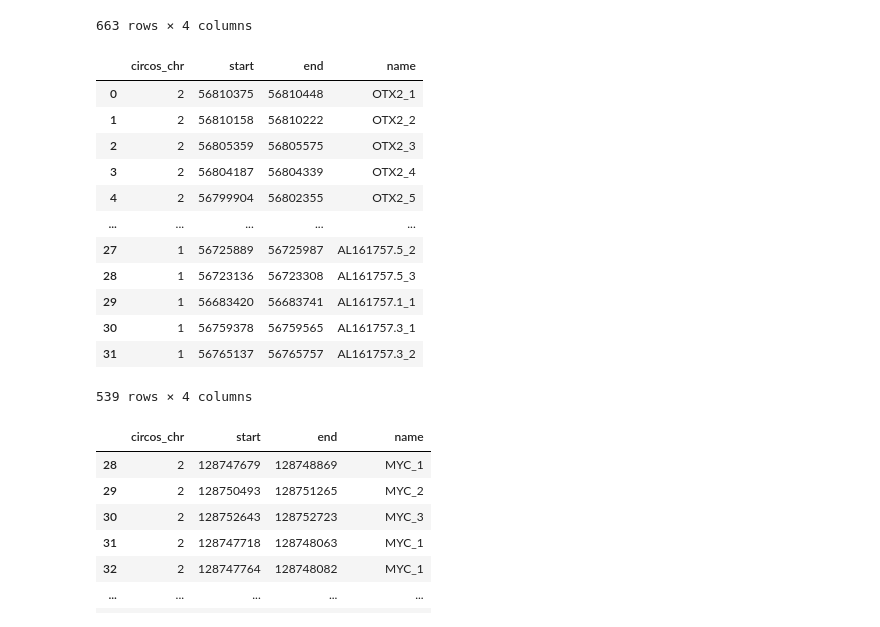
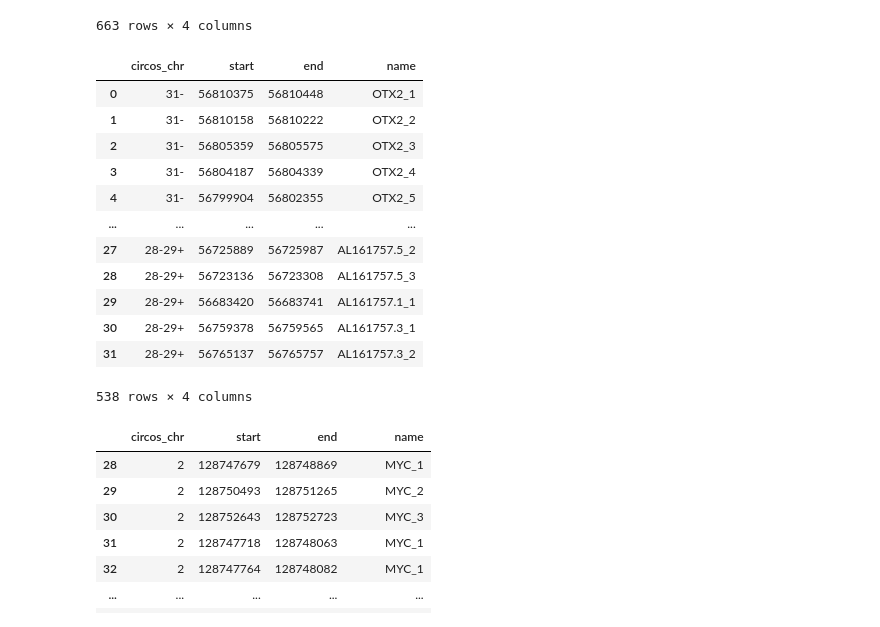
Before and after one commit to auberginekenobi/medullo-ecdna, a Jupyter notebook: circos/Gene_annotation_parsers.ipynb, the cells around one changed output. Cells and saved outputs as stored; diff of their text form; code cells hidden in the pictures.

```diff
--- a/circos/Gene_annotation_parsers.ipynb
+++ b/circos/Gene_annotation_parsers.ipynb
@@ -81,6 +81,8 @@ def generate_annotations(karyotype_file,annot='hg38',mode='genes',genes=None):
     # convert to circos format.
     df.columns = ['original_chr','start','end','name','circos_chr']
     df = df[["circos_chr",'start','end','name']]
+    df['start'] = df['start'].map(int)
+    df['end'] = df['end'].map(int)
     if genes != None:
         df = df[df.name.map(lambda x: x.split('_')[0] in genes)]
     outfile = os.path.join(os.path.dirname(karyotype_file),mode+'.txt')
@@ -227,26 +255,26 @@ t
 # %%
 # D458
 bed = '/mnt/c/Users/ochapman/Documents/circos/D458/D458_ecDNA.karyotype'
-#bed = '/mnt/c/Users/ochapman/Documents/circos/D458/1.3/D458_ecDNA_1.6.karyotype'
+bed = '/mnt/c/Users/ochapman/Documents/Mesirov/medullo_ecDNA/src/circos/D458/D458_ecDNA.karyotype'
 genes=None
 #genes = ['CCDC26','MYC','PVT1','LINC00824','PCAT1','POU5F1B','CCAT2','CD96','TMEM260','OTX2-AS1','OTX2']
 t = generate_annotations(bed,annot='hg38',mode='genes',genes=genes)
 t = generate_annotations(bed,annot='hg38',mode='exons',genes=genes)
 t
 # %% [output]
 |  | circos_chr | start | end | name |
-| 0 | 2 | 56810375 | 56810448 | OTX2_1 |
-| 1 | 2 | 56810158 | 56810222 | OTX2_2 |
-| 2 | 2 | 56805359 | 56805575 | OTX2_3 |
-| 3 | 2 | 56804187 | 56804339 | OTX2_4 |
-| 4 | 2 | 56799904 | 56802355 | OTX2_5 |
+| 0 | 31- | 56810375 | 56810448 | OTX2_1 |
+| 1 | 31- | 56810158 | 56810222 | OTX2_2 |
+| 2 | 31- | 56805359 | 56805575 | OTX2_3 |
+| 3 | 31- | 56804187 | 56804339 | OTX2_4 |
+| 4 | 31- | 56799904 | 56802355 | OTX2_5 |
 | ... | ... | ... | ... | ... |
-| 27 | 1 | 56725889 | 56725987 | AL161757.5_2 |
-| 28 | 1 | 56723136 | 56723308 | AL161757.5_3 |
-| 29 | 1 | 56683420 | 56683741 | AL161757.1_1 |
-| 30 | 1 | 56759378 | 56759565 | AL161757.3_1 |
-| 31 | 1 | 56765137 | 56765757 | AL161757.3_2 |
+| 27 | 28-29+ | 56725889 | 56725987 | AL161757.5_2 |
+| 28 | 28-29+ | 56723136 | 56723308 | AL161757.5_3 |
+| 29 | 28-29+ | 56683420 | 56683741 | AL161757.1_1 |
+| 30 | 28-29+ | 56759378 | 56759565 | AL161757.3_1 |
+| 31 | 28-29+ | 56765137 | 56765757 | AL161757.3_2 |
-539 rows × 4 columns
+538 rows × 4 columns
 # %%
 # SKPNDW
 bed = '/mnt/c/Users/ochapman/Documents/circos/SKPNDW/SKPNDW_ecDNA.karyotype'
```
Also changed, not shown: parts of 2 cells of this notebook, 17 other files.
